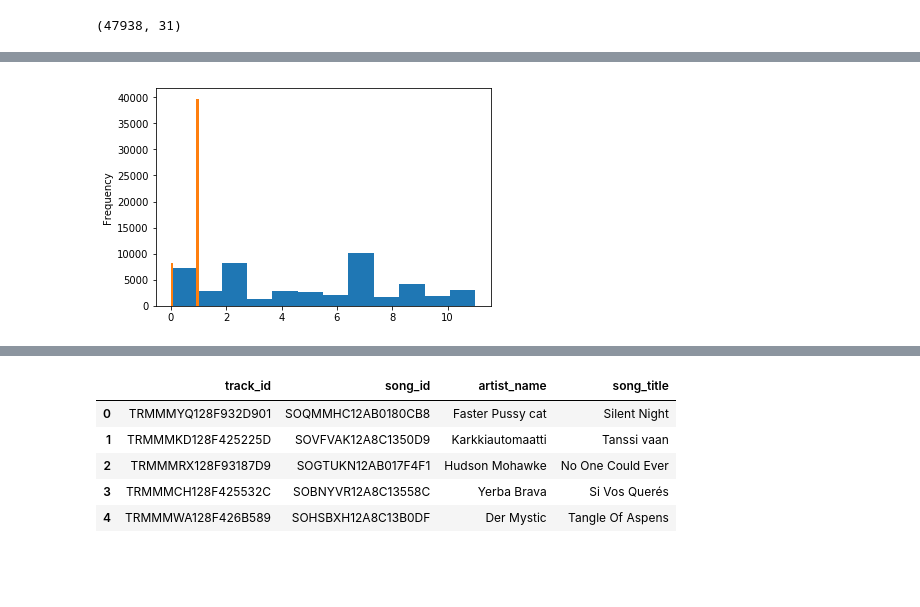
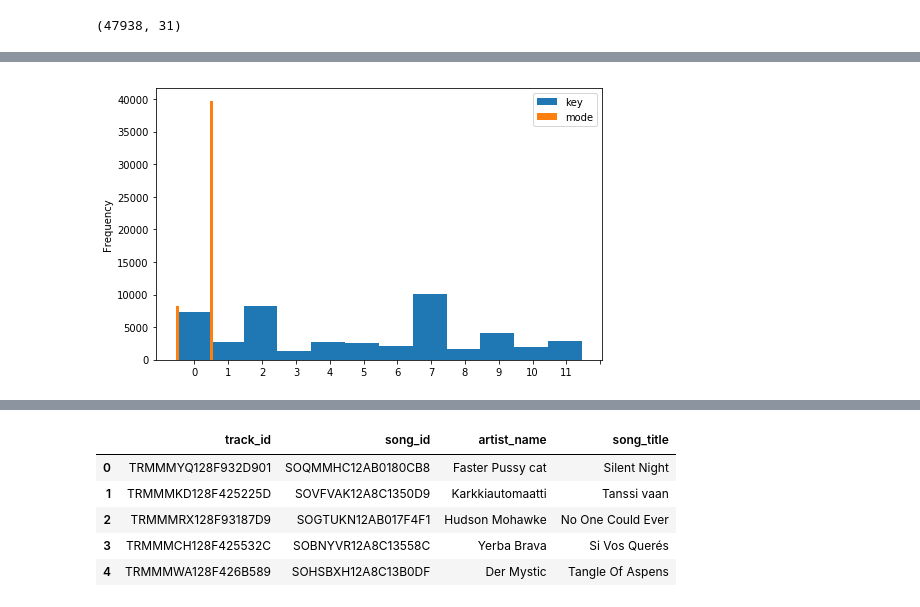
Before and after one commit to damilo/keyestcnn, a Jupyter notebook: 00.hlp/msd/msd.ipynb, the cells around one changed output, grey strips where cells are left out. Drawn from its saved outputs; the diff is of its cells as text; code cells hidden in the pictures; blank space fills up the shorter version.

```diff
--- a/00.hlp/msd/msd.ipynb
+++ b/00.hlp/msd/msd.ipynb
@@ -123,8 +141,14 @@ print (songs_conf.shape)
 # %%
-songs_conf['key'].plot (kind='hist', bins=12)
-songs_conf['mode'].plot (kind='hist', bins=12);
+fig, axs = plt.subplots ()
+fig.set_size_inches (8, 5)
+
+songs_conf['key'].plot (kind='hist', ax=axs, bins=12)
+songs_conf['mode'].plot (kind='hist', ax=axs, bins=12)
+
+plt.xticks (np.arange (0+1/2, 12, 11/12), range (0, 12))
+plt.legend ();
 # %% [output]
-[figure, old version]
+[figure, new version]
 # %%
 overall_length = 0
 for i in range (12):
```
Also changed, not shown: parts of 5 cells of this notebook, 4 other files.
